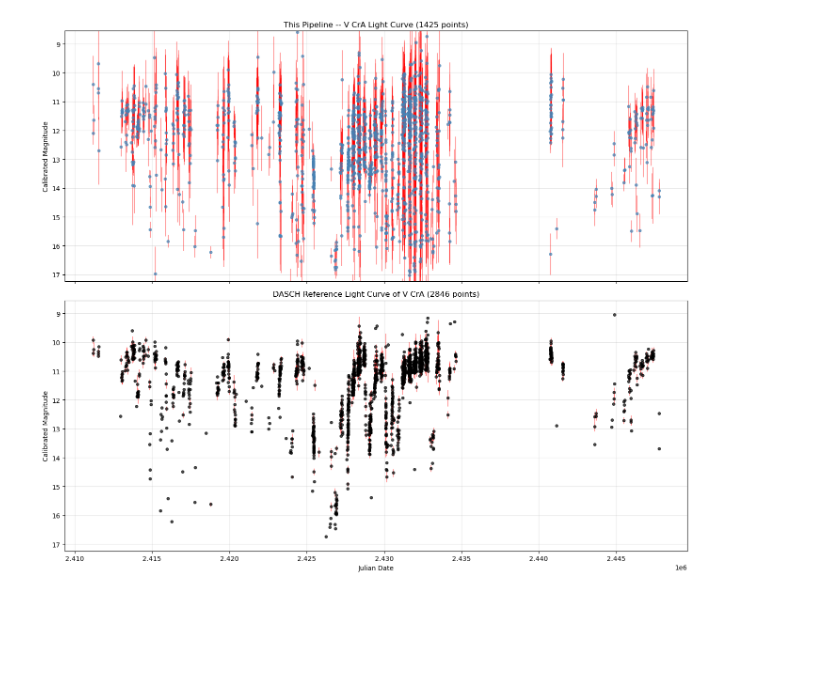
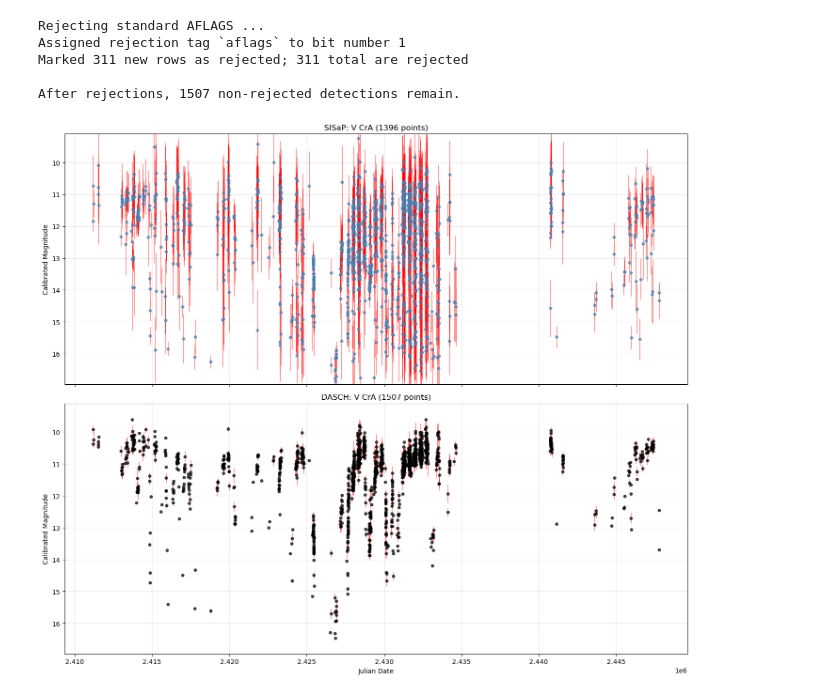
Before and after one commit to IsaacG185/rcb_Star_Dust_Survey, a Jupyter notebook: test_CNN/notebooks/dasch_Replica.ipynb, the cells around one changed output. Saved outputs shown, nothing was run; the diff lists cells and outputs as text; code cells hidden in the pictures; blank space fills up the shorter version.

```diff
--- a/test_CNN/notebooks/dasch_Replica.ipynb
+++ b/test_CNN/notebooks/dasch_Replica.ipynb
@@ -75,7 +75,12 @@ MIN_REF_STARS_LOCAL  = 8
 SIGNIF_THRESHOLD     = 5.0
 OUTLIER_SIGMA        = 3.0
 EXTRAP_MARGIN_MAG    = 10.0
-MAX_CALIBRATION_RMS  = 0.5
+MAX_CALIBRATION_RMS  = 2.5   # loose sanity ceiling only -- catches genuinely broken
+                              # fits (e.g. the earlier double-background-subtraction
+                              # bug), not a precision bar. On these small cutouts a
+                              # global fit of 0.5-1.5 mag RMS is normal; the local
+                              # bin correction below is what actually tightens it,
+                              # matching DASCH's real two-stage global+local design
 COLOR_TERM_MIN_STARS  = 30
 COLOR_TERM_SANITY_MAX = 2.5
 REF_COLOR_BLUE       = 'Bmag'
@@ -235,7 +240,9 @@ def invert_calibration(cal, inst_mag_target):
     return None
 
 # ---------------------------------------------------------------------------
-# 5. Radial 9-bin local calibration
+# 5. Radial 9-bin local calibration. Now also returns the local-bin RMS --
+#    this is the number that actually matters, matching DASCH's own
+#    magcal_local_rms field.
 # ---------------------------------------------------------------------------
 def assign_radial_bin(x, y, width, height, nbins=NBINS_LOCAL):
     cx, cy = width / 2.0, height / 2.0
@@ -246,7 +253,7 @@ def assign_radial_bin(x, y, width, height, nbins=NBINS_LOCAL):
 def local_correction(bins, residual, target_bin):
     sel = bins == target_bin
     if sel.sum() < MIN_REF_STARS_LOCAL:
-        return 0.0, 0
+        return 0.0, 0, np.nan
     vals = residual[sel]
     for _ in range(3):
         med, rms = np.median(vals), np.std(vals)
@@ -254,7 +261,8 @@ def local_correction(bins, residual, target_bin):
         if keep.sum() < 3:
             break
         vals = vals[keep]
-    return float(np.median(vals)), len(vals)
+    local_rms = float(np.std(vals)) if len(vals) > 1 else np.nan
+    return float(np.median(vals)), len(vals), local_rms
 
 # ---------------------------------------------------------------------------
 # 6. Per-plate pipeline
@@ -325,7 +333,7 @@ def process_plate(fits_path, apass):
 
     if cal['rms'] > MAX_CALIBRATION_RMS:
         return {'file': os.path.basename(fits_path), 'date_jd': date,
-                'quality_ok': False, 'rejection_reason': 'calibration RMS too high',
+                'quality_ok': False, 'rejection_reason': 'calibration RMS too high (broken fit)',
                 'global_rms': cal['rms'], 'n_ref_global': cal['n']}
 
     curve_pred = np.interp(det_df['mag_inst'].values, cal['curve_x'], cal['curve_y'])
@@ -355,9 +363,13 @@ def process_plate(fits_path, apass):
                 'quality_ok': False, 'rejection_reason': 'instrumental mag outside calibrated range'}
 
     target_bin = assign_radial_bin(np.array([tx]), np.array([ty]), width, height)[0]
-    local_corr, n_local = local_correction(bins, residual, target_bin)
+    local_corr, n_local, local_rms = local_correction(bins, residual, target_bin)
     magcal_local = global_mag + local_corr
-    magcal_local_err = float(np.hypot(target['mag_inst_err'], cal['rms']))
+
+    # local RMS is the real per-point precision when the bin has enough stars
+    # to trust it; otherwise fall back to the (looser) global fit RMS
+    calib_err_component = local_rms if (n_local >= MIN_REF_STARS_LOCAL and not np.isnan(local_rms)) else cal['rms']
+    magcal_local_err = float(np.hypot(target['mag_inst_err'], calib_err_component))
 
     return {
         'file': os.path.basename(fits_path), 'date_jd': date,
@@ -367,7 +379,7 @@ def process_plate(fits_path, apass):
         'ref_band': cal['band'], 'match_radius_used': match_radius_used,
         'magcal_global': global_mag, 'magcal_local': magcal_local,
         'magcal_local_err': magcal_local_err,
-        'colorterm': cal['colorterm'], 'global_rms': cal['rms'],
+        'colorterm': cal['colorterm'], 'global_rms': cal['rms'], 'local_rms': local_rms,
         'n_ref_global': cal['n'], 'n_ref_local': n_local,
         'flag': target['flag'], 'saturated': bool(target['saturated']),
     }
@@ -410,14 +422,13 @@ lightcurve = results_df[results_df['quality_ok']].copy()
 lightcurve.to_csv(os.path.join(OUTPUT_DIR, 'vcra_dasch_replica_lightcurve.csv'), index=False)
 print(f"{len(lightcurve)}/{len(results_df)} plates passed quality gates")
 print('Median magcal_local_err:', lightcurve['magcal_local_err'].median())
-print(lightcurve['ref_band'].value_counts())
+print('\nGlobal RMS distribution among passing plates:')
+print(lightcurve['global_rms'].describe())
+print('\nLocal-bin RMS distribution among passing plates:')
+print(lightcurve['local_rms'].describe())
 
 # ---------------------------------------------------------------------------
-# 8. Pull the official DASCH archive light curve. apply_standard_rejections()
-#    is REQUIRED here -- without it, "reject" defaults to 0 on every row and
-#    the reference set silently includes ~1300 points DASCH itself would
-#    flag as bad. The good/detected filter matches exactly what the cutout
-#    downloader notebook uses to define "accepted," so both stay consistent.
+# 8. Pull the official DASCH archive light curve
 # ---------------------------------------------------------------------------
 import daschlab
 
@@ -430,12 +441,9 @@ dasch_df = lc.to_pandas()
 dasch_df['time_jd'] = lc['time'].jd
 dasch_df.to_csv(os.path.join(V_CRA_DIR, 'dasch_official_lightcurve.csv'), index=False)
 dasch_good = dasch_df[(dasch_df['reject'] == 0) & (dasch_df['magcal_magdep'].notna())]
-print(f'\nTrue DASCH-accepted count: {len(dasch_good)} (was showing an inflated, '
-      f'unfiltered count before apply_standard_rejections() was added)')
 
 # ---------------------------------------------------------------------------
-# 9. Stacked two-panel comparison. Error bars are red on both panels; the
-#    y-axis range on both panels is fixed to DASCH's own magnitude range.
+# 9. Stacked two-panel comparison
 # ---------------------------------------------------------------------------
 fig, (ax1, ax2) = plt.subplots(2, 1, figsize=(14, 12), sharex=True, sharey=True)
 
@@ -443,7 +451,7 @@ ax1.errorbar(lightcurve['date_jd'], lightcurve['magcal_local'],
              yerr=lightcurve['magcal_local_err'],
              fmt='o', ms=4, alpha=0.7, color='steelblue',
              ecolor='red', elinewidth=0.8, capsize=0)
-ax1.set_title(f'This Pipeline -- V CrA Light Curve ({len(lightcurve)} points)')
+ax1.set_title(f'SISaP: V CrA ({len(lightcurve)} points)')
 ax1.set_ylabel('Calibrated Magnitude')
 ax1.grid(alpha=0.3)
 
@@ -451,7 +459,7 @@ ax2.errorbar(dasch_good['time_jd'], dasch_good['magcal_magdep'],
              yerr=dasch_good['magcal_magdep_rms'],
              fmt='o', ms=4, alpha=0.7, color='black',
              ecolor='red', elinewidth=0.8, capsize=0)
-ax2.set_title(f'DASCH Reference Light Curve of V CrA ({len(dasch_good)} points)')
+ax2.set_title(f'DASCH: V CrA ({len(dasch_good)} points)')
 ax2.set_xlabel('Julian Date')
 ax2.set_ylabel('Calibrated Magnitude')
 ax2.grid(alpha=0.3)
@@ -487 +496,6 @@ Opened DASCH session at disk location `C:\Users\dapur\Downloads\Other\Research\r
+Rejecting standard AFLAGS ...
+Assigned rejection tag `aflags` to bit number 1
+Marked 311 new rows as rejected; 311 total are rejected
+
+After rejections, 1507 non-rejected detections remain.
-[figure, old version]
+[figure, new version]
```
Also changed, not shown: parts of 1 cell of this notebook, 1 other file.
